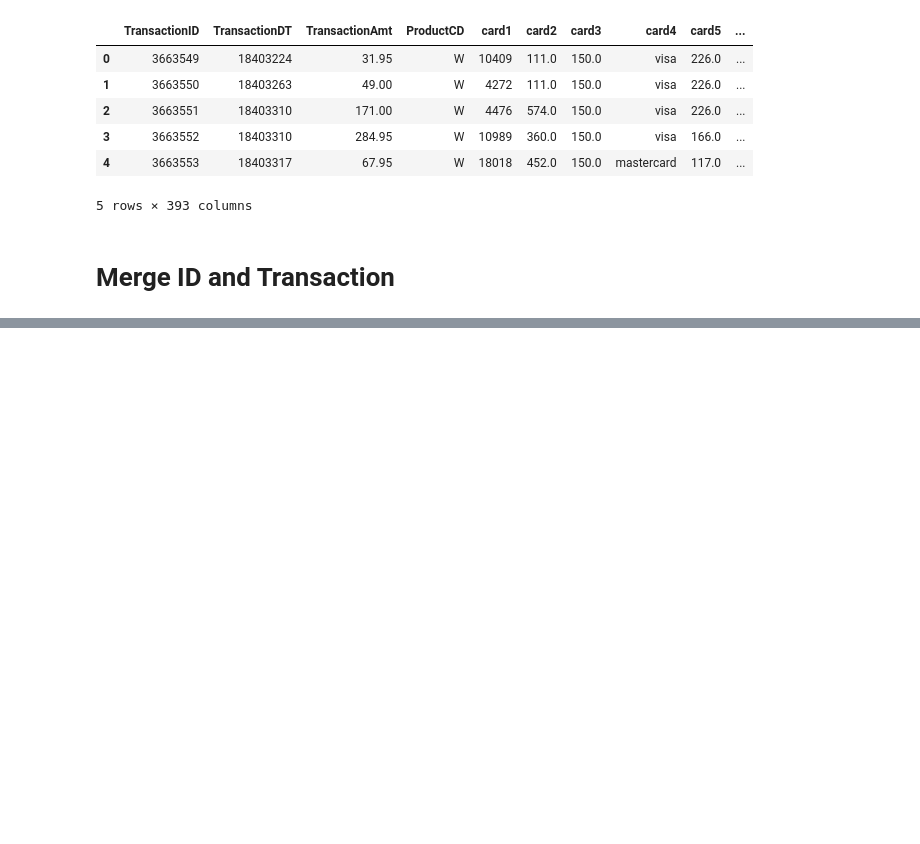
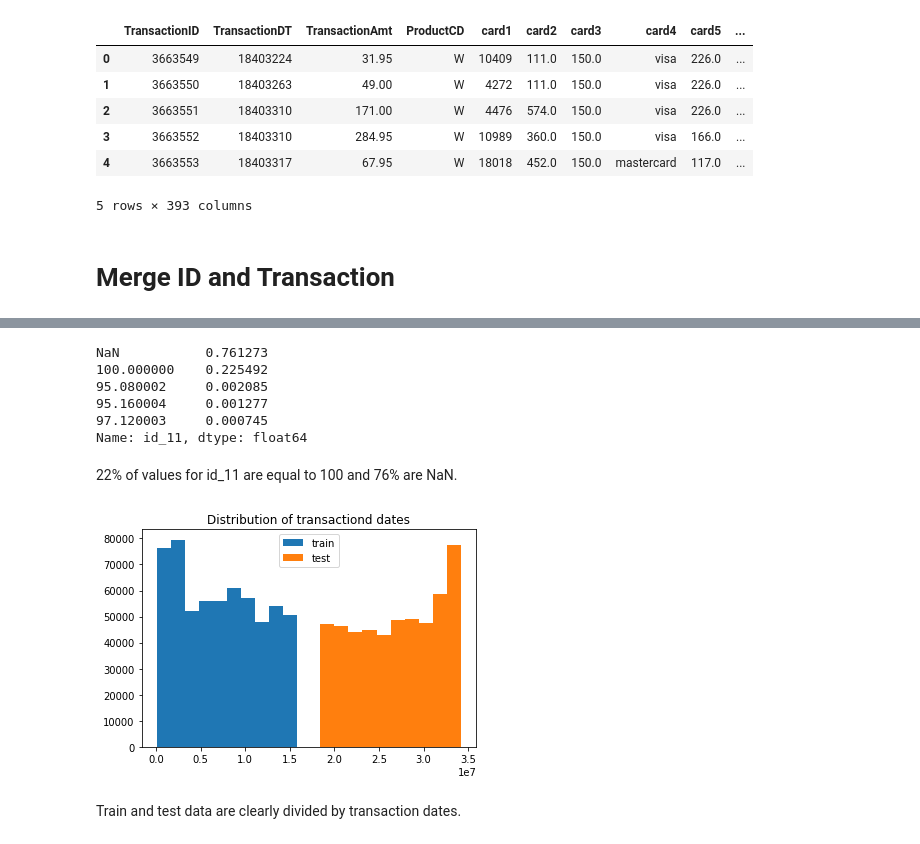
Before and after one commit to nishithewel/ID5059GroupProject, a Jupyter notebook: ID5059_ieee_fraud_detection.ipynb, the cells around one changed output, grey strips where cells are left out. Drawn from its saved outputs; the diff is of its cells as text; code cells hidden in the pictures; blank space fills up the shorter version.

```diff
--- a/ID5059_ieee_fraud_detection.ipynb
+++ b/ID5059_ieee_fraud_detection.ipynb
@@ -85,0 +129,20 @@ test.columns = new_test_column
+# %%
+train['id_11'].value_counts(dropna=False, normalize=True).head()
+# %% [output]
+NaN           0.761273
+100.000000    0.225492
+95.080002     0.002085
+95.160004     0.001277
+97.120003     0.000745
+Name: id_11, dtype: float64
+# %% [markdown]
+22% of values for id_11 are equal to 100 and 76% are NaN.
+# %%
+plt.hist(train['TransactionDT'], label='train');
+plt.hist(test['TransactionDT'], label='test');
+plt.legend();
+plt.title('Distribution of transactiond dates');
+# %% [output]
+[figure, added]
+# %% [markdown]
+Train and test data are clearly divided by transaction dates.
```
Also changed, not shown: parts of 8 cells of this notebook.
